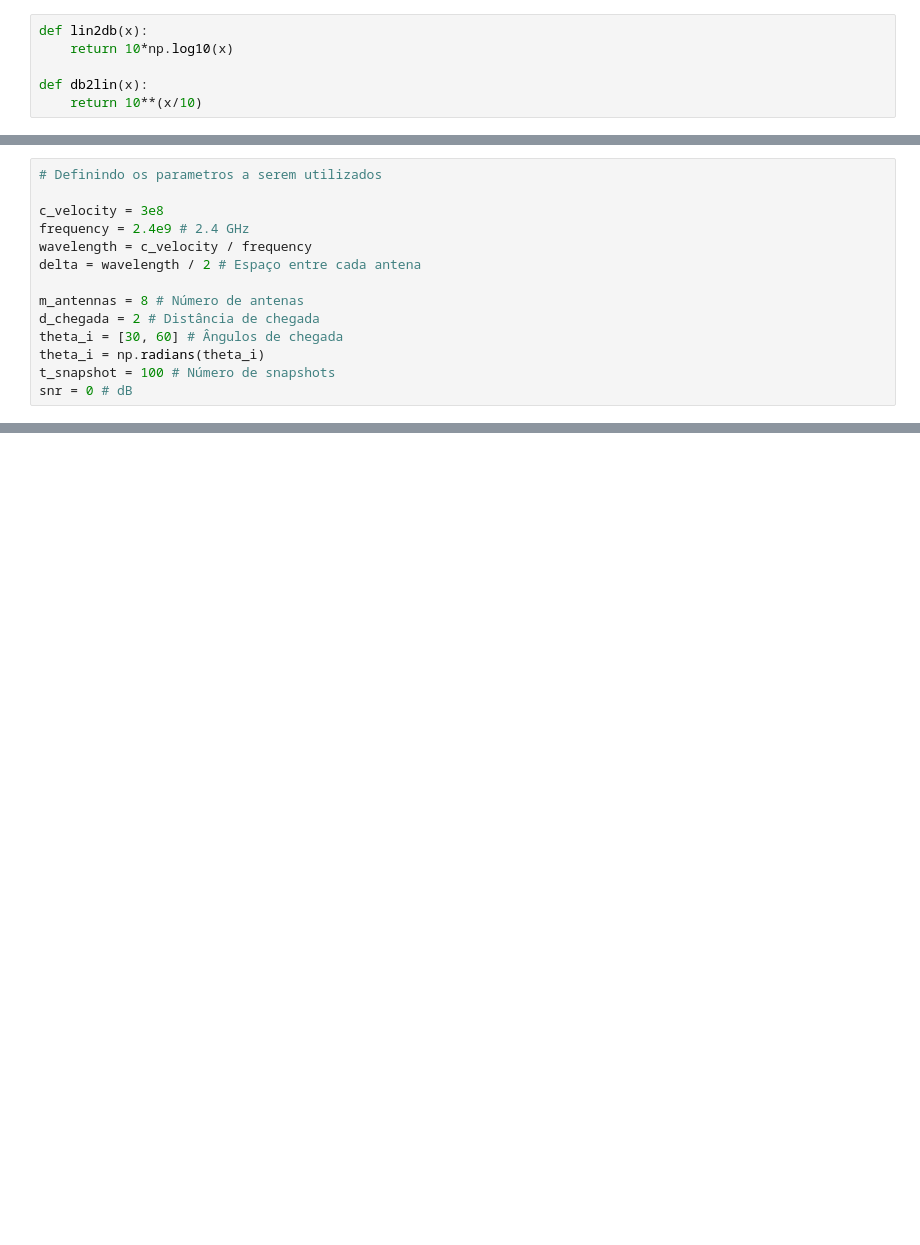
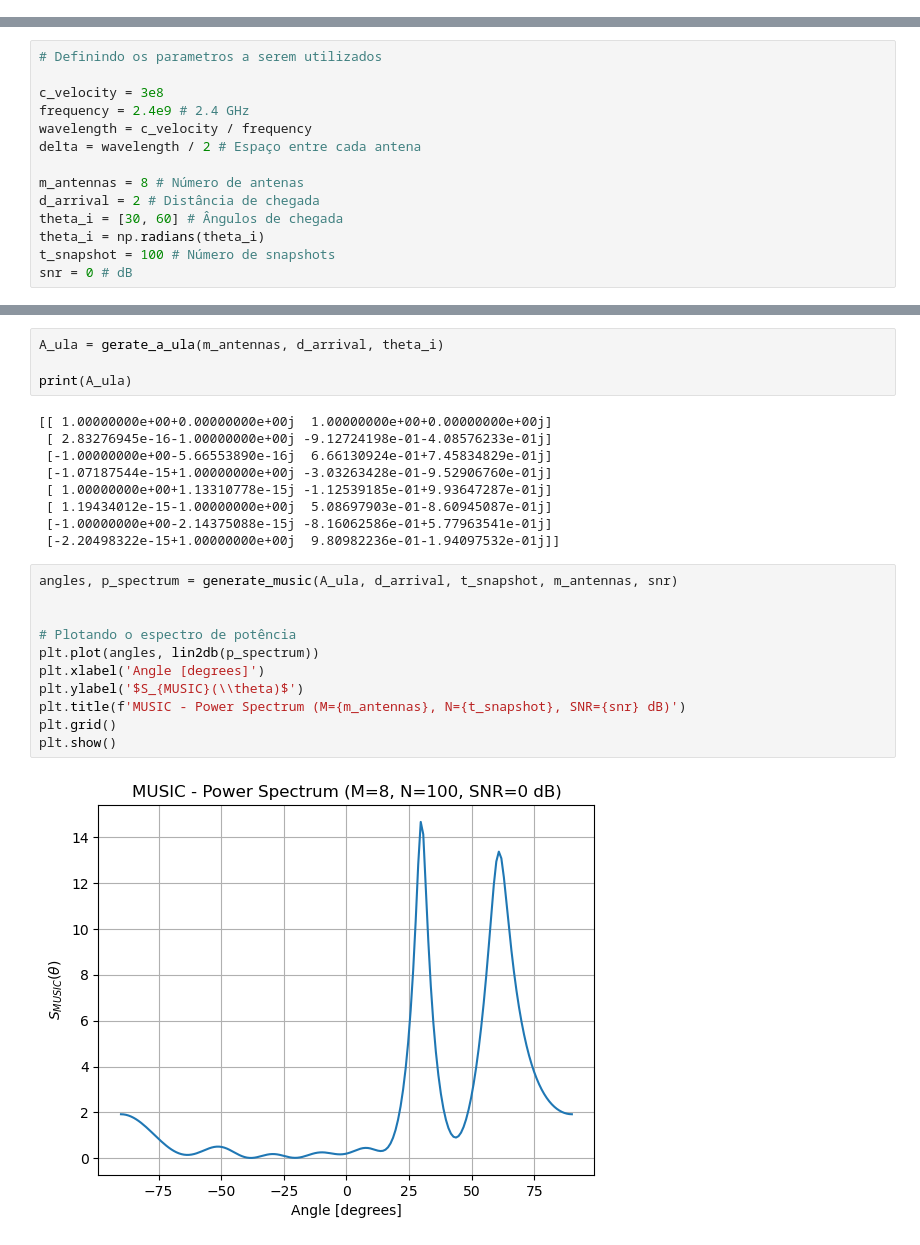
Before and after one commit to vitorfraga12/AICT-1, a Jupyter notebook: DoA Estimation.ipynb, the cells around one changed output, grey strips where cells are left out. Drawn from its saved outputs; the diff is of its cells as text; blank space fills up the shorter version.

```diff
--- a/DoA Estimation.ipynb
+++ b/DoA Estimation.ipynb
@@ -5,7 +7 @@ import random
 np.random.seed(12)
-# %%
-def lin2db(x):
-    return 10*np.log10(x)
-
-def db2lin(x):
-    return 10**(x/10)
@@ -36,7 +28,7 @@ wavelength = c_velocity / frequency
 delta = wavelength / 2 # Espaço entre cada antena
 
 m_antennas = 8 # Número de antenas
-d_chegada = 2 # Distância de chegada
+d_arrival = 2 # Distância de chegada
 theta_i = [30, 60] # Ângulos de chegada
 theta_i = np.radians(theta_i)
 t_snapshot = 100 # Número de snapshots
@@ -191,0 +44,26 @@ plt.show()
+# %%
+A_ula = gerate_a_ula(m_antennas, d_arrival, theta_i)
+
+print(A_ula)
+# %% [output]
+[[ 1.00000000e+00+0.00000000e+00j  1.00000000e+00+0.00000000e+00j]
+ [ 2.83276945e-16-1.00000000e+00j -9.12724198e-01-4.08576233e-01j]
+ [-1.00000000e+00-5.66553890e-16j  6.66130924e-01+7.45834829e-01j]
+ [-1.07187544e-15+1.00000000e+00j -3.03263428e-01-9.52906760e-01j]
+ [ 1.00000000e+00+1.13310778e-15j -1.12539185e-01+9.93647287e-01j]
+ [ 1.19434012e-15-1.00000000e+00j  5.08697903e-01-8.60945087e-01j]
+ [-1.00000000e+00-2.14375088e-15j -8.16062586e-01+5.77963541e-01j]
+ [-2.20498322e-15+1.00000000e+00j  9.80982236e-01-1.94097532e-01j]]
+# %%
+angles, p_spectrum = generate_music(A_ula, d_arrival, t_snapshot, m_antennas, snr)
+
+
+# Plotando o espectro de potência
+plt.plot(angles, lin2db(p_spectrum))
+plt.xlabel('Angle [degrees]')
+plt.ylabel('$S_{MUSIC}(\\theta)$')
+plt.title(f'MUSIC - Power Spectrum (M={m_antennas}, N={t_snapshot}, SNR={snr} dB)')
+plt.grid()
+plt.show()
+# %% [output]
+[figure, added]
```
Also changed, not shown: parts of 15 cells of this notebook, 5 other files.
